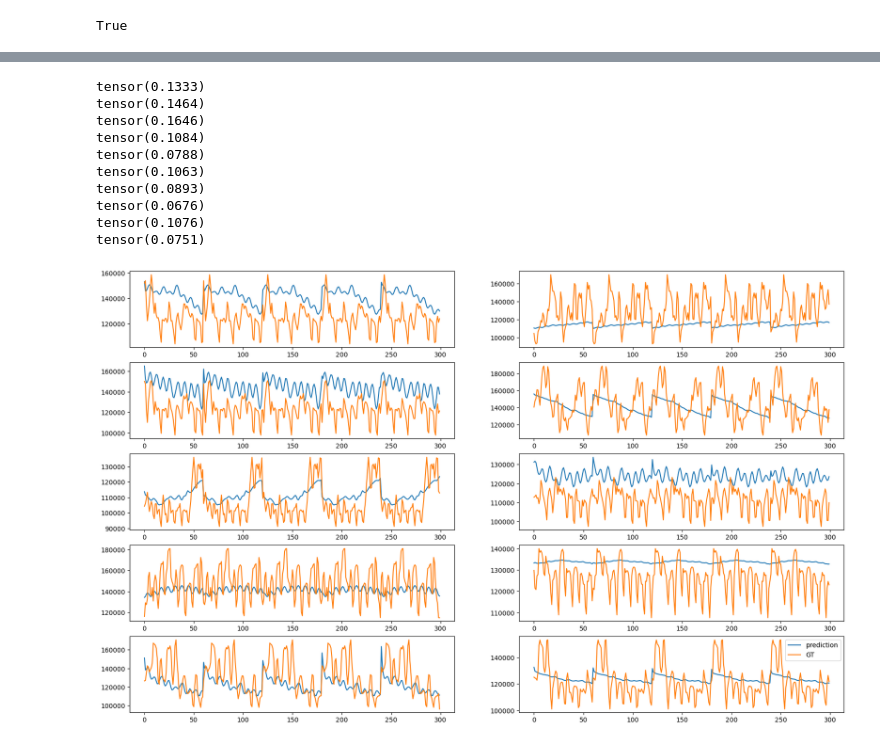
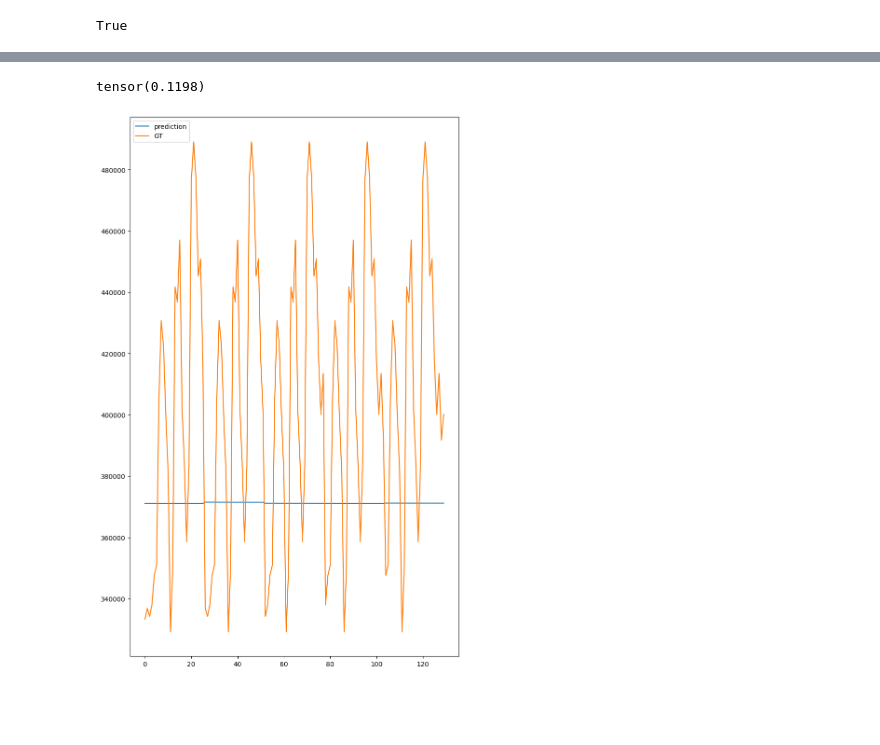
Before and after one commit to qja1998/co2_forecast, a Jupyter notebook: transformer/test_notebook/train_transformer_full.ipynb, the cells around one changed output, grey strips where cells are left out. Saved outputs shown, nothing was run; the diff lists cells and outputs as text; code cells hidden in the pictures; blank space fills up the shorter version.

```diff
--- a/transformer/test_notebook/train_transformer_full.ipynb
+++ b/transformer/test_notebook/train_transformer_full.ipynb
@@ -40,9 +41,9 @@ from tqdm import tqdm
 #          'dropout' : [0.1],
 #          'is_save' : [True]}
 
-params = {'input_window' : [60],
+params = {'input_window' : [120],
           'pred_step' : [60],
-         'batch_size' : [64],
+         'batch_size' : [60],
          'epochs' : [100],
          'feature_size' : [128, 256],
          'd_ff' : [1024, 2048],
@@ -161,0 +160,14 @@ torch.Size([3983, 2, 2, 60])
+# %%
+new_train_data_list = {}
+
+for train_data, t, scaler in train_data_list:
+    new_train_data_list[t] = (get_new_data(train_data), scaler[0], scaler[1])
+
+print(new_train_data_list[t][0].shape)
+
+new_val_data_list = {}
+
+for val_data, t, scaler in val_data_list:
+    new_val_data_list[t] = (get_new_data(val_data), scaler[0], scaler[1])
+
+print(new_val_data_list[t][0].shape)
@@ -178,6 +193,12 @@ class PositionalEncoding(nn.Module):
 
     def forward(self, x):
         return x + self.pe[:x.size(0), :]
+
+def inverse_scaling(value, scaler):
+    if scaler is not None:
+        return float(scaler.inverse_transform(value.cpu().detach().reshape(1, -1)))
+    else:
+        return value.cpu().detach().reshape(1, -1)
 # %%
 import time, math
 # from transformer_type.model import TransformerFull
@@ -347,4 +581,4 @@ for t in pmj_cols:
 # %%
-def inverse_scaling(value):
+def inverse_scaling(value, scaler):
     return float(scaler.inverse_transform(value.cpu().detach().reshape(1, -1)))
 # %%
@@ -396,43 +647,34 @@ import matplotlib.pyplot as plt
 
 # tensor(0.0757)
 # tensor(0.1433)
 # tensor(0.2411)
 # tensor(0.1079)
 # tensor(0.2570)
 # tensor(0.1562)
 # tensor(0.1002)
 # tensor(0.2347)
 # tensor(0.1141)
 # tensor(0.2481)
 
 smape = SMAPE()
 idx = 0
 sub_num = 1
 plt.figure(figsize=(20, 15 * len(predictions_period) // len(val_data_list)))
 for t in predictions_period:
     pred, true_val = [], []
     for p, gt in zip(predictions_period[t][idx : idx + 5], true_values_period[t][idx : idx + 5]):
-        pred += p[:]
-        true_val += gt[:]
+        pred += p[-pred_seq:]
+        true_val += gt[-pred_seq:]
     plt.subplot(len(predictions_period) // 2 + 1, 2, sub_num)
     plt.rc('font', size=10)
     plt.plot(pred, label='prediction')
     plt.plot(true_val, label="GT")
     print(smape(torch.tensor(pred), torch.tensor(true_val)))
 
     sub_num += 1
 
 plt.legend()
 plt.show()
 # %% [output]
-tensor(0.1333)
-tensor(0.1464)
-tensor(0.1646)
-tensor(0.1084)
-tensor(0.0788)
-tensor(0.1063)
-tensor(0.0893)
-tensor(0.0676)
-tensor(0.1076)
-tensor(0.0751)
+tensor(0.1198)
-[figure, old version]
+[figure, new version]
```
Also changed, not shown: parts of 26 cells of this notebook, 5 other files.
